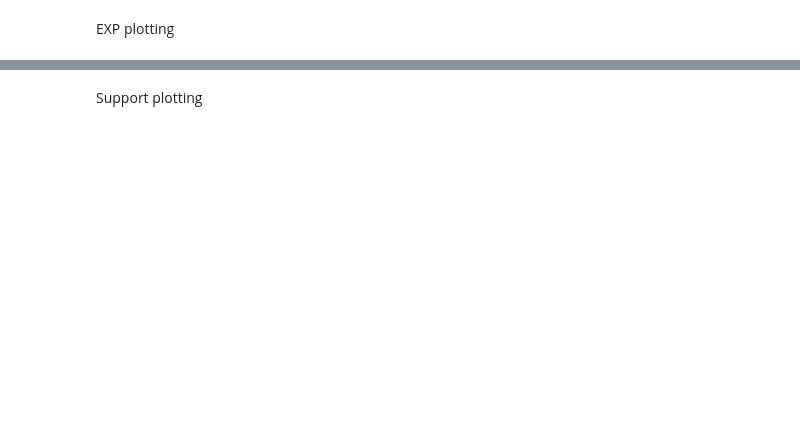
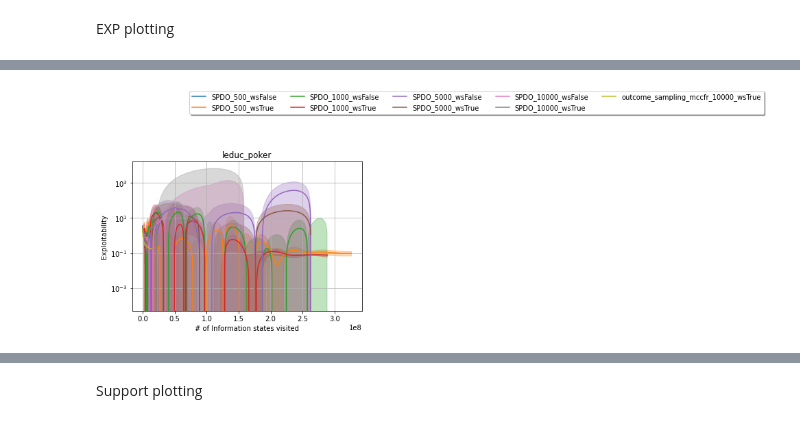
Before and after one commit to xiaohangt/RMDO, a Jupyter notebook: plot_all.ipynb, the cells around one changed output, grey strips where cells are left out. Cells and saved outputs as stored; diff of their text form; code cells hidden in the pictures; blank space fills up the shorter version.

```diff
--- a/plot_all.ipynb
+++ b/plot_all.ipynb
@@ -83,0 +78,87 @@ for env_name in ["python_large_kuhn_poker", "liars_dice", "leduc_poker", "leduc_
+# %%
+import pickle
+import matplotlib
+
+def plot_mean_curve_with_error_bars(num_seeds, env_name, algorithm_name, num_iteration, is_warm_start, color, base=False):
+    save_prefix = '/root/data/results/'
+    # Initialize lists to store interpolated data for each seed
+    interp_seeds = []
+    seed_x_values = []
+
+    for seed in range(0, num_seeds):
+        # Generate filenames based on the provided format
+
+        if base:
+            data_filename = save_prefix + algorithm_name + '_' + env_name + f"_{seed}__exps.npy"
+            x_filename = save_prefix + algorithm_name + '_' + env_name + f"_{seed}__infostates.npy"
+
+        else:
+            # f'/root/data/results/{self.game_name}_{self.algorithm}_{self.meta_iterations}_ws{self.is_warm_start}_{seed}'
+            data_filename = f'{save_prefix}{env_name}_{algorithm_name}_{num_iteration}_ws{is_warm_start}_{seed}_exps.npy'
+            x_filename = f'{save_prefix}{env_name}_{algorithm_name}_{num_iteration}_ws{is_warm_start}_{seed}_infostates.npy'
+
+        # Load data for each seed and its corresponding x-values
+        seed_data = np.load(data_filename)
+        x_values = np.load(x_filename)
+#         print(x_filename)
+        # x_values = pickle.load(open(x_filename,'rb'))
+
+        interp = interp1d(x_values, seed_data, kind='cubic')
+        interp_seeds.append(interp)
+        seed_x_values.append(x_values)
+
+    # Find the minimum and maximum x-values across all seeds
+    min_x = max([np.min(x) for x in seed_x_values])
+    max_x = min([np.max(x) for x in seed_x_values])
+
+    # Generate a sequence of x-values from min_x to max_x
+    x_sequence = np.linspace(min_x, max_x, num=1000)  # You can adjust the num parameter for the desired number of points
+
+    # Initialize arrays to store mean and standard deviation
+    mean_data = np.zeros(len(x_sequence))
+    std_dev_data = np.zeros(len(x_sequence))
+
+    # Calculate the mean and standard deviation at each x-value
+    for i, x in enumerate(x_sequence):
+        values_at_x = [interp(x) for interp in interp_seeds]
+        mean_data[i] = np.mean(values_at_x)
+        std_dev_data[i] = np.std(values_at_x)
+
+    # Plot the curve with error bars
+    plt.plot(x_sequence, mean_data, label=f'{algorithm_name}_{num_iteration}_ws{is_warm_start}', color=color)
+    plt.fill_between(x_sequence, mean_data - std_dev_data, mean_data + std_dev_data, alpha=0.3, color=color)
+
+# colors = generate_distinct_colors(50)
+colors = matplotlib.cm.tab10(range(10))
+
+# Example usage:
+num_seeds = 100  # Replace with the actual number of seeds
+env_name = "your_env_name"  # Replace with your environment name
+algorithm_name = "your_algorithm_name"  # Replace with your algorithm name
+num_iteration = 1000  # Replace with the number of iterations
+is_warm_start = True  # Replace with True or False as needed
+legend_done = False
+
+for env_name in ["leduc_poker", "leduc_poker_dummy", "python_large_kuhn_poker", "kuhn_poker", "liars_dice", "oshi_zumo"]:
+    plt.cla()
+    i = 0
+    for algorithm_name in ["SPDO"]:
+        for num_iteration in [500, 1000, 5000, 10000]:
+            plot_mean_curve_with_error_bars(5, env_name, algorithm_name, num_iteration, False, colors[i])
+            i += 1
+            plot_mean_curve_with_error_bars(5, env_name, algorithm_name, num_iteration, True, colors[i])
+            i += 1
+
+    plot_mean_curve_with_error_bars(5, env_name, "outcome_sampling_mccfr", num_iteration, True, colors[i], True)
+
+    plt.yscale("log")
+    plt.xlabel('# of Information states visited')
+    plt.ylabel('Exploitability')
+    plt.title(f'{env_name}')
+    if not legend_done:
+        plt.legend(loc='upper center', bbox_to_anchor=(1.5, 1.5), fancybox=True, shadow=True, ncol=5)
+        legend_done = True
+    plt.grid(True)
+    plt.show()
+# %% [output]
+[figure, added]
```
Also changed, not shown: parts of 7 cells of this notebook, 1 other file.
